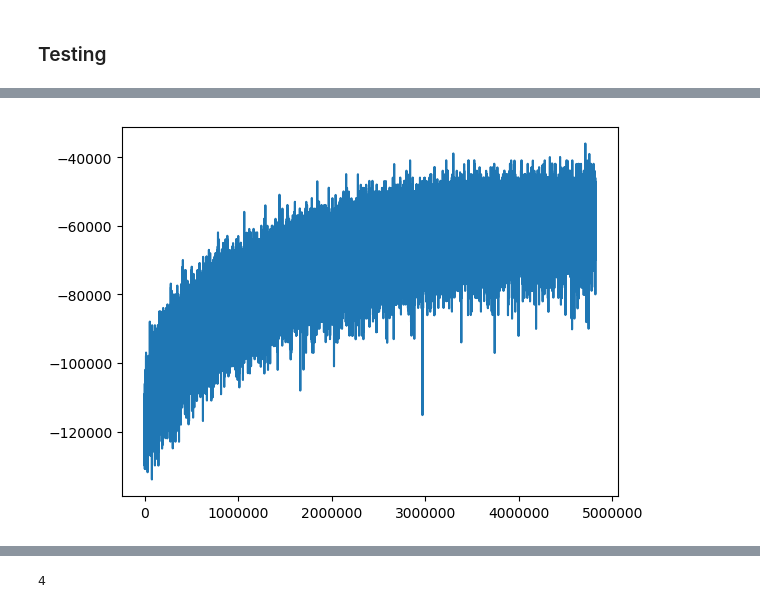
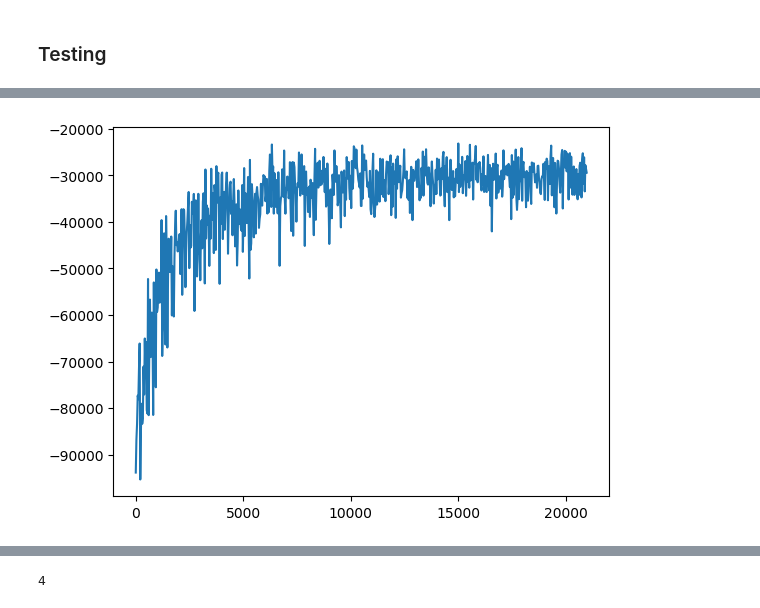
Before and after one commit to dsalgador/RL-Project, a Jupyter notebook: Test-Q-Simulations.ipynb, the cells around one changed output, grey strips where cells are left out. Cells and saved outputs as stored; diff of their text form; code cells hidden in the pictures.

```diff
--- a/Test-Q-Simulations.ipynb
+++ b/Test-Q-Simulations.ipynb
@@ -444,23 +470,23 @@ plt.show()
 # %%
 # Visualizing train simulation:
 
 # train_anim = ut.create_system_animation(train_visualization_steps, train_iterations, train_freq)
 # HTML(train_anim.to_html5_video())
 
-episode =4820000
-simulation_id = 15
-step = 100
+episode =21000
+simulation_id = 16
+step = 30
 discrewards_list = ut.load_obj("discrewards/discrew-train-sim" + f"{simulation_id}" + "-" + f"{episode}")
 
 discrewards_list2 = [discrewards_list[i] for i in range(0,len(discrewards_list),step)]
 
 p = plt.plot([i for i in range(0,len(discrewards_list),step)],
              discrewards_list2)
 
 #print(discrewards_list)
 plt.show()
 # %% [output]
-[figure, old version]
+[figure, new version]
 # %%
    # simulation_id = 4
     #train_iterations = 2*10**6
```
Also changed, not shown: parts of 16 cells of this notebook, 2 other files.
